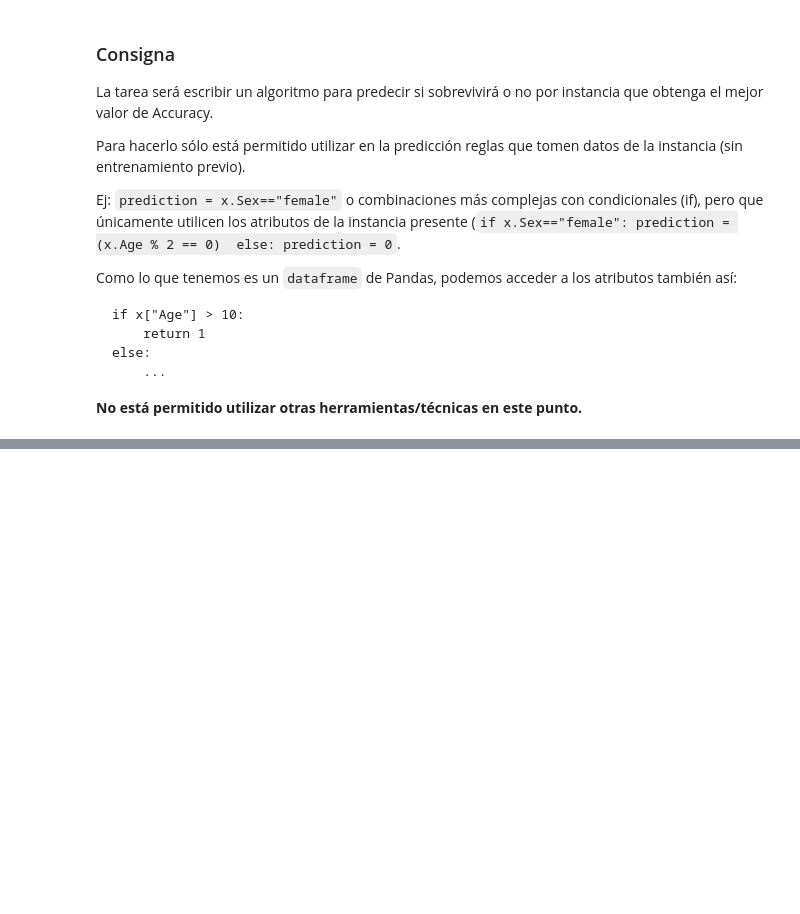
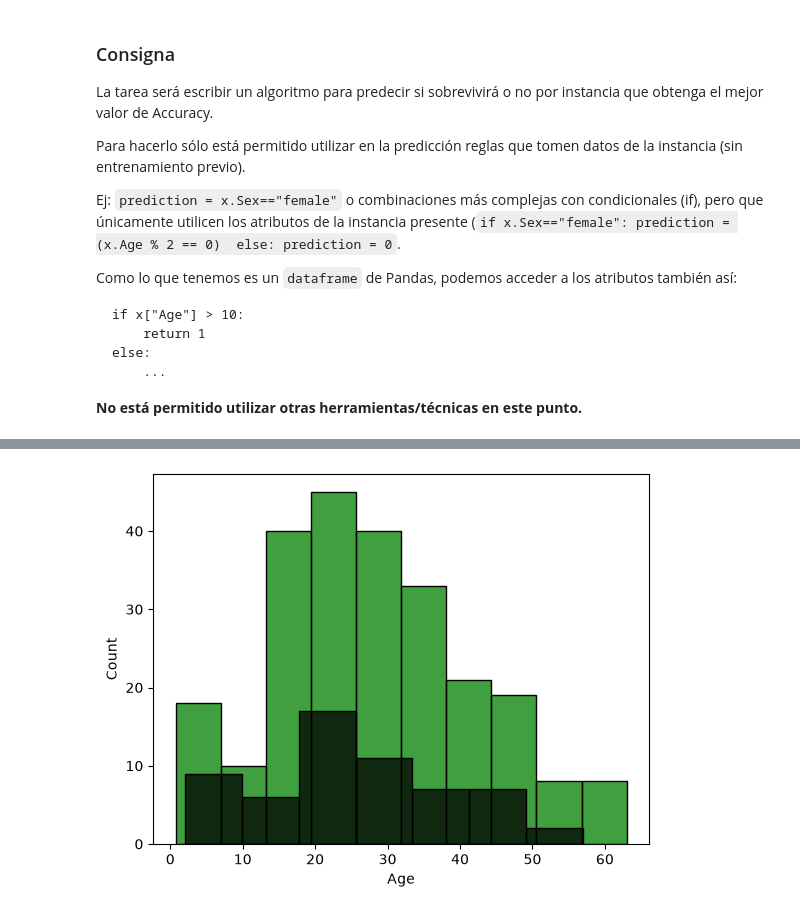
Before and after one commit to SebasAndres/Aprendizaje-Automatico-UBA, a Jupyter notebook: notebooks/notebook_02_titanic-published.ipynb, the cells around one changed output, grey strips where cells are left out. Saved outputs shown, nothing was run; the diff lists cells and outputs as text; code cells hidden in the pictures; blank space fills up the shorter version.

```diff
--- a/notebooks/notebook_02_titanic-published.ipynb
+++ b/notebooks/notebook_02_titanic-published.ipynb
@@ -397,0 +356,6 @@ Accuracy: 0.675
+# %%
+sns.histplot(df[survived_hypothesis_mask(df) & (df.Sex == 'female')].Age, color='green')
+sns.histplot(df[(df.Sex == 'female') & (df.Survived == 0)].Age, color='black')
+plt.show()
+# %% [output]
+[figure, added]
```
Also changed, not shown: parts of 23 cells of this notebook, 4 other files.
